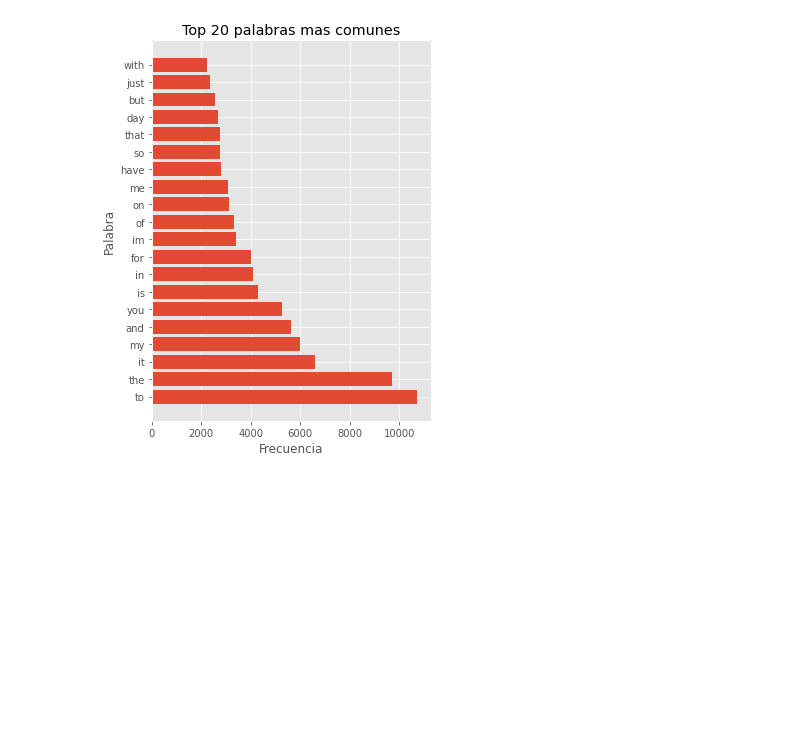
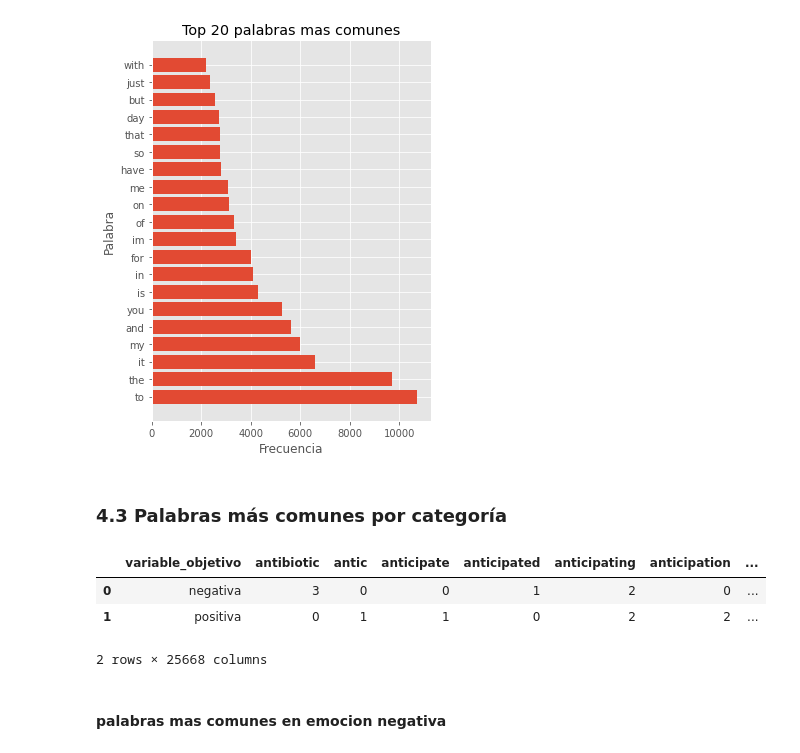
Before and after one commit to oportusgonzalo/data-science-desafio-latam, a Jupyter notebook: machine-learning/prueba_final/prueba1.ipynb, the cells around one changed output. Cells and saved outputs as stored; diff of their text form; code cells hidden in the pictures; blank space fills up the shorter version.

```diff
--- a/machine-learning/prueba_final/prueba1.ipynb
+++ b/machine-learning/prueba_final/prueba1.ipynb
@@ -190,6 +180,9 @@ df_count = df_count.iloc[:, 899:-5]
 # %%
 # juntamos los conjuntos de datos
 x_attr = df_count.copy()
+# %%
+df_model = x_attr.copy()
+df_model['variable_objetivo'] = df['sentiment']
 # %% [markdown]
 # 4. Análisis Exploratorio
 # %% [markdown]
@@ -224,3 +217,18 @@ plt.ylabel('Palabra')
 plt.show()
 # %% [output]
 [figure]
+# %% [markdown]
+### 4.3 Palabras más comunes por categoría
+# %%
+# eliminando columnas duplicadas
+df_model = df_model.loc[:, ~df_model.columns.duplicated()].copy()
+# %%
+# contamos numero de palabras por emocion
+df_comun = df_model.groupby('variable_objetivo').sum().reset_index()
+# %%
+df_comun.head()
+# %% [output]
+|  | variable_objetivo | antibiotic | antic | anticipate | anticipated | anticipating | anticipation | ... |
+| 0 | negativa | 3 | 0 | 0 | 1 | 2 | 0 | ... |
+| 1 | positiva | 0 | 1 | 1 | 0 | 2 | 2 | ... |
+2 rows × 25668 columns
@@ -226,0 +241,2 @@ plt.show()
+# %% [markdown]
+#### palabras mas comunes en emocion negativa
```
Also changed, not shown: parts of 17 cells of this notebook.
